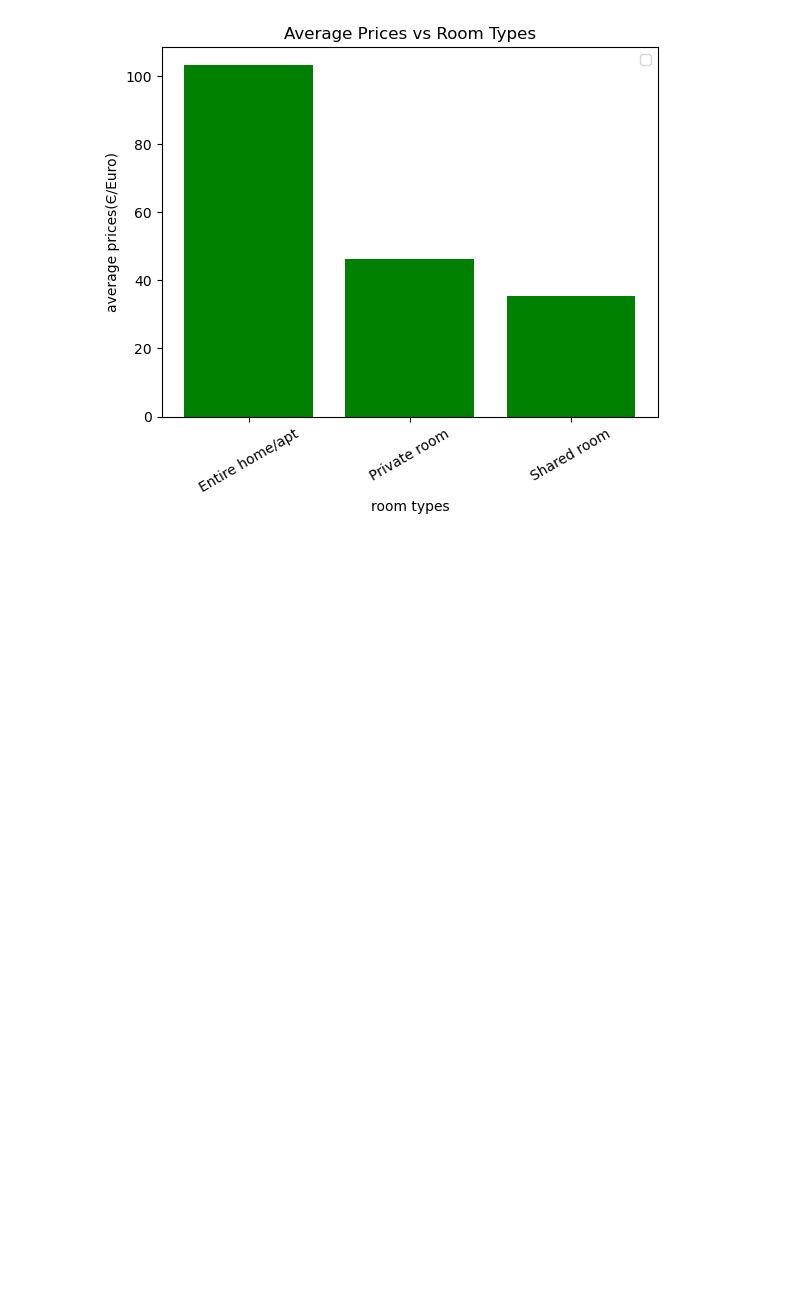
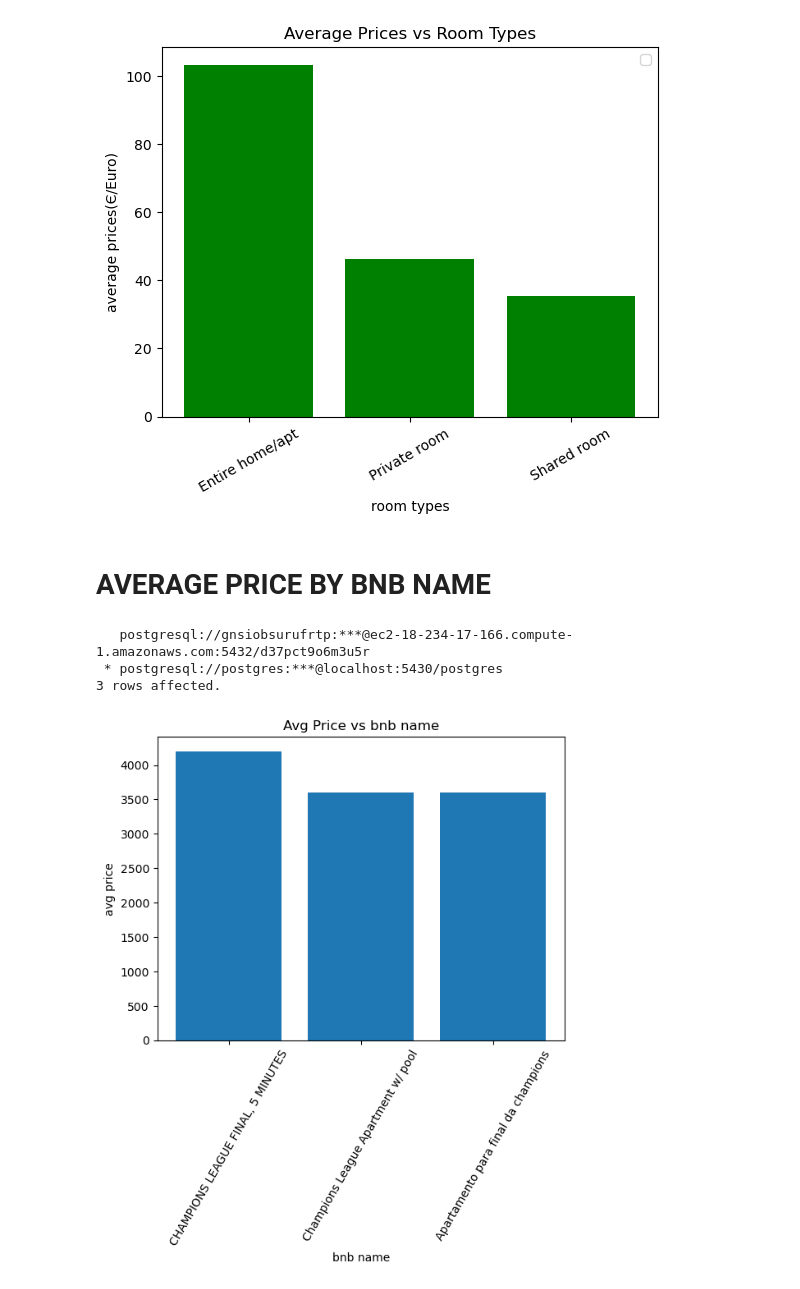
Before and after one commit to The-DigitalAcademy/No_Name-Data-Visualization-and-Analysis---Airbnb_lisbon-, a Jupyter notebook: dataset_airBnB.ipynb, the cells around one changed output. Cells and saved outputs as stored; diff of their text form; code cells hidden in the pictures; blank space fills up the shorter version.

Commit message:
ADDED AVG OF PRICE BY BNB NAME

```diff
--- a/dataset_airBnB.ipynb
+++ b/dataset_airBnB.ipynb
@@ -230,3 +228,31 @@ No artists with labels found to put in legend.  Note that artists whose label st
  * postgresql://postgres:***@localhost:5432/postgres
 3 rows affected.
 [figure]
+# %% [markdown]
+# AVERAGE PRICE BY BNB NAME
+# %%
+aaa=%sql select avg(price) ,name from airbnb_lisbon GROUP BY name ORDER BY avg(price) desc limit 3
+
+
+locotion = []
+avg_price = []
+
+for i in aaa:
+    avg_price.append(i[0])
+    locotion.append(i[1])
+
+
+
+plt.bar(locotion,avg_price)
+plt.ylabel("avg price")
+plt.xlabel("bnb name")
+plt.xticks(rotation=60)
+
+
+plt.title('Avg Price vs bnb name')
+plt.show()
+# %% [output]
+   postgresql://gnsiobsurufrtp:***@ec2-18-234-17-166.compute-1.amazonaws.com:5432/d37pct9o6m3u5r
+ * postgresql://postgres:***@localhost:5430/postgres
+3 rows affected.
+[figure, added]
```
Also changed, not shown: parts of 3 cells of this notebook.
